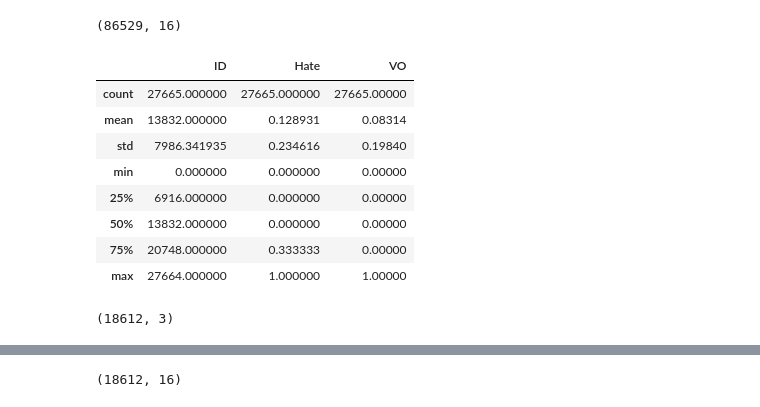
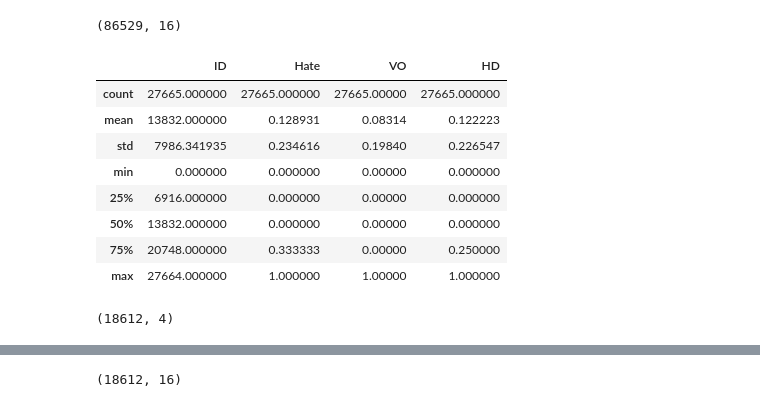
Before and after one commit to uadR1/nlphatespeech, a Jupyter notebook: Aras/Collect_Data/collectalldata.ipynb, the cells around one changed output, grey strips where cells are left out. Drawn from its saved outputs; the diff is of its cells as text; code cells hidden in the pictures.

Commit message:
neutral

```diff
--- a/Aras/Collect_Data/collectalldata.ipynb
+++ b/Aras/Collect_Data/collectalldata.ipynb
@@ -184,20 +184,20 @@ df_neutral.shape
 (86529, 16)
 # %%
 # Group by ID to find entries where all annotators agreed it is no hate and no offensive
-df_n_hohate = df_neutral.groupby(['ID'], as_index=False)['Hate', 'VO'].mean()
+df_n_hohate = df_neutral.groupby(['ID'], as_index=False)['Hate', 'VO', 'HD'].mean()
 df_n_hohate.describe()
 # %% [output]
-|  | ID | Hate | VO |
-| count | 27665.000000 | 27665.000000 | 27665.00000 |
-| mean | 13832.000000 | 0.128931 | 0.08314 |
-| std | 7986.341935 | 0.234616 | 0.19840 |
-| min | 0.000000 | 0.000000 | 0.00000 |
-| 25% | 6916.000000 | 0.000000 | 0.00000 |
-| 50% | 13832.000000 | 0.000000 | 0.00000 |
-| 75% | 20748.000000 | 0.333333 | 0.00000 |
-| max | 27664.000000 | 1.000000 | 1.00000 |
+|  | ID | Hate | VO | HD |
+| count | 27665.000000 | 27665.000000 | 27665.00000 | 27665.000000 |
+| mean | 13832.000000 | 0.128931 | 0.08314 | 0.122223 |
+| std | 7986.341935 | 0.234616 | 0.19840 | 0.226547 |
+| min | 0.000000 | 0.000000 | 0.00000 | 0.000000 |
+| 25% | 6916.000000 | 0.000000 | 0.00000 | 0.000000 |
+| 50% | 13832.000000 | 0.000000 | 0.00000 | 0.000000 |
+| 75% | 20748.000000 | 0.333333 | 0.00000 | 0.250000 |
+| max | 27664.000000 | 1.000000 | 1.00000 | 1.000000 |
 # %%
-df_n_hohate_pure = df_n_hohate[(df_n_hohate['Hate']==0) & (df_n_hohate['VO']==0) ]
+df_n_hohate_pure = df_n_hohate[(df_n_hohate['Hate']==0) & (df_n_hohate['VO']==0) & (df_n_hohate['HD']==0)]
 df_n_hohate_pure.shape
 # %% [output]
-(18612, 3)
+(18612, 4)
```
Also changed, not shown: parts of 4 cells of this notebook, 1 other file.
